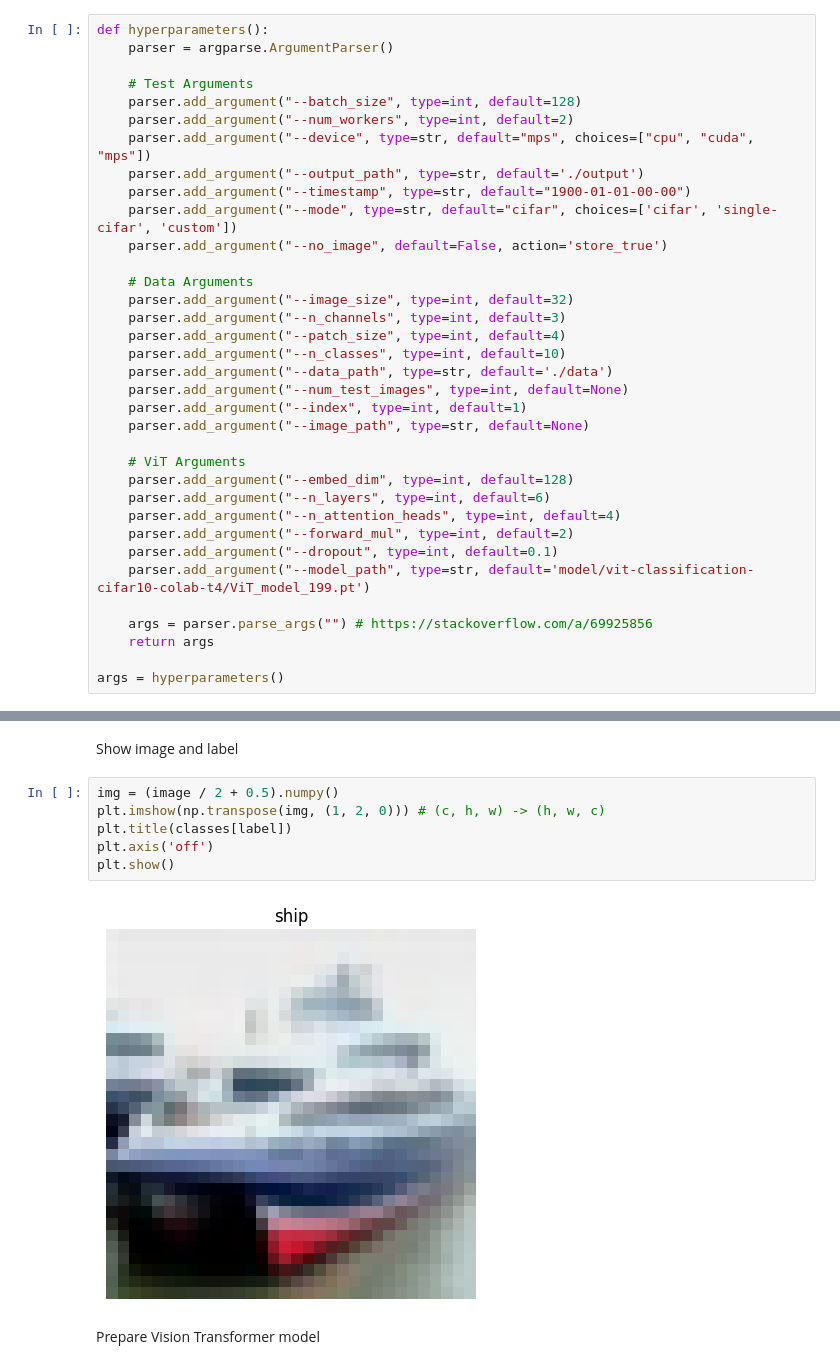
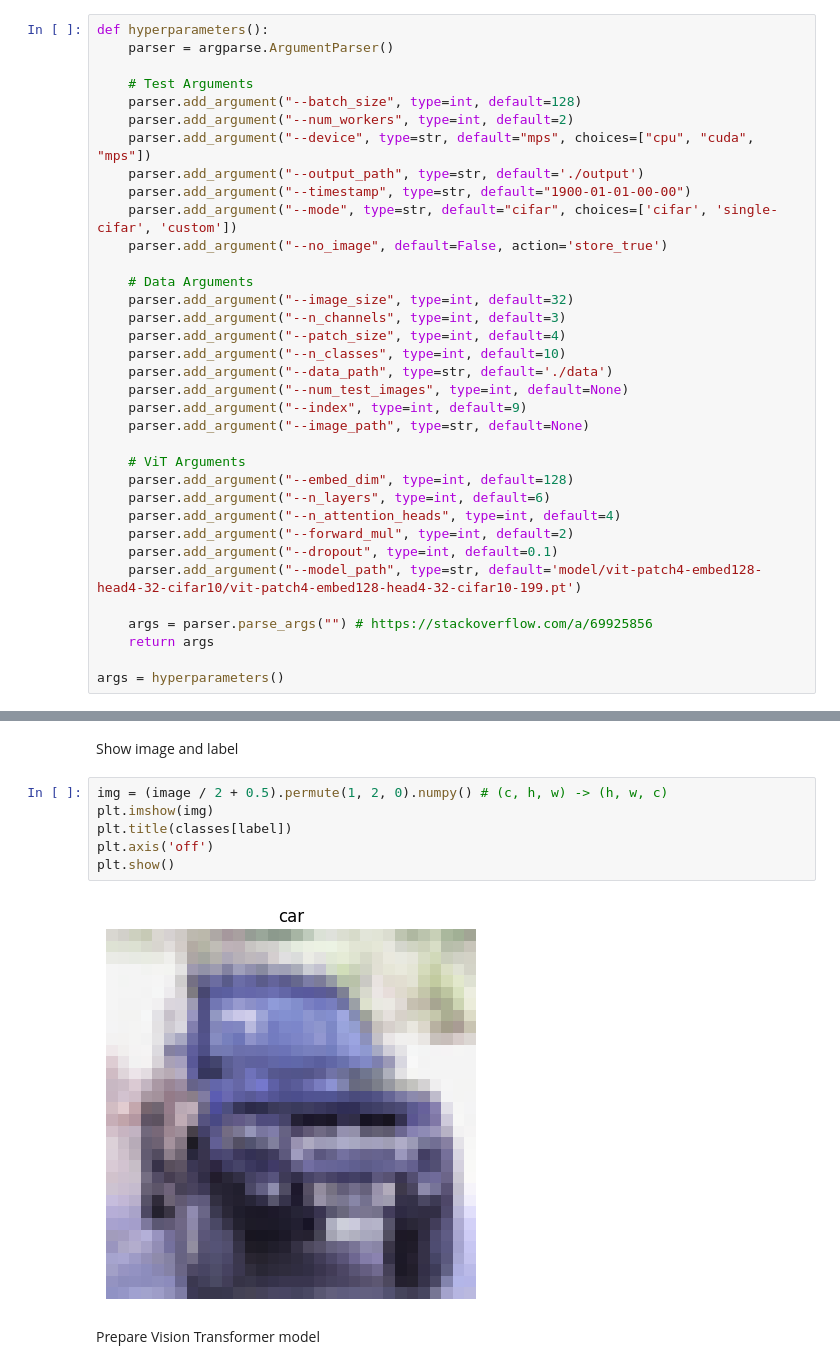
Before and after one commit to nick8592/ViT-Classification-CIFAR10, a Jupyter notebook: visualize_atteniton_map.ipynb, the cells around one changed output, grey strips where cells are left out. Drawn from its saved outputs; the diff is of its cells as text.

```diff
--- a/visualize_atteniton_map.ipynb
+++ b/visualize_atteniton_map.ipynb
@@ -34,7 +35,7 @@ def hyperparameters():
     parser.add_argument("--n_classes", type=int, default=10)
     parser.add_argument("--data_path", type=str, default='./data')
     parser.add_argument("--num_test_images", type=int, default=None)
-    parser.add_argument("--index", type=int, default=1)
+    parser.add_argument("--index", type=int, default=9)
     parser.add_argument("--image_path", type=str, default=None)
 
     # ViT Arguments
@@ -43,7 +44,7 @@ def hyperparameters():
     parser.add_argument("--n_attention_heads", type=int, default=4)
     parser.add_argument("--forward_mul", type=int, default=2)
     parser.add_argument("--dropout", type=int, default=0.1)
-    parser.add_argument("--model_path", type=str, default='model/vit-classification-cifar10-colab-t4/ViT_model_199.pt')
+    parser.add_argument("--model_path", type=str, default='model/vit-patch4-embed128-head4-32-cifar10/vit-patch4-embed128-head4-32-cifar10-199.pt')
 
     args = parser.parse_args("") # https://stackoverflow.com/a/69925856
     return args
@@ -75,13 +76,13 @@ Label: 8
 # %% [markdown]
 Show image and label
 # %%
-img = (image / 2 + 0.5).numpy()
-plt.imshow(np.transpose(img, (1, 2, 0))) # (c, h, w) -> (h, w, c)
+img = (image / 2 + 0.5).permute(1, 2, 0).numpy() # (c, h, w) -> (h, w, c)
+plt.imshow(img)
 plt.title(classes[label])
 plt.axis('off')
 plt.show()
 # %% [output]
-[figure, old version]
+[figure, new version]
 # %% [markdown]
 Prepare Vision Transformer model
 # %%
```
Also changed, not shown: parts of 8 cells of this notebook.
